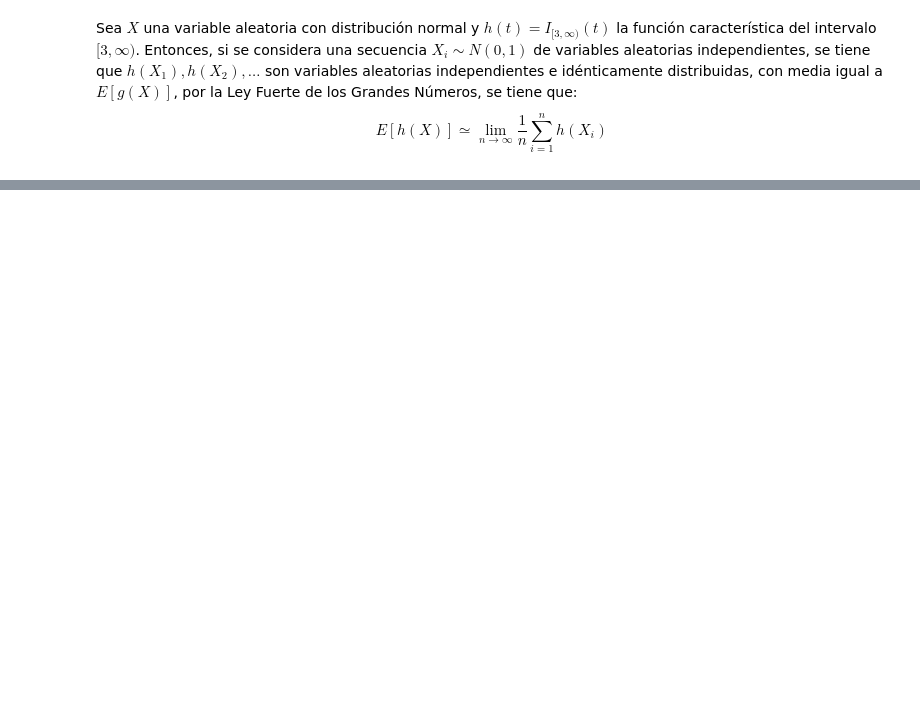
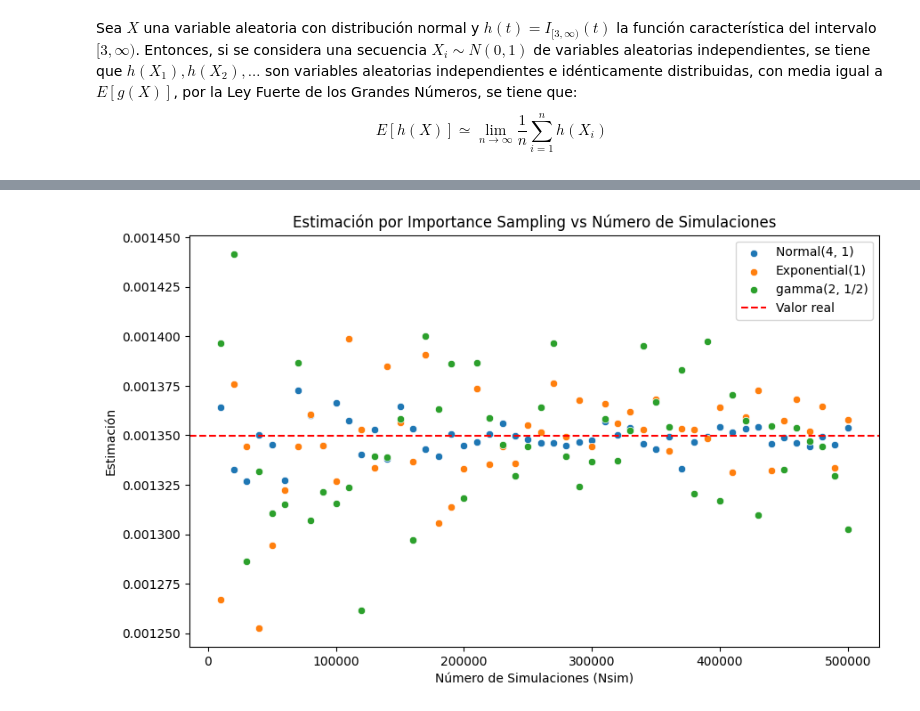
Before and after one commit to JulietaStorino/Importance-Sampling-FAMAF, a Jupyter notebook: Desarrollo.ipynb, the cells around one changed output, grey strips where cells are left out. Saved outputs shown, nothing was run; the diff lists cells and outputs as text; code cells hidden in the pictures; blank space fills up the shorter version.

```diff
--- a/Desarrollo.ipynb
+++ b/Desarrollo.ipynb
@@ -57,0 +63,84 @@ plt.show()
+# %%
+from math import sqrt, pi
+
+def ImportanceSampling(n, generarY, distribucionY):
+    estimacion = 0
+    const = 1/sqrt(2*pi)
+    for _ in range(n):
+        Y = generarY()
+        h = (Y > 3)
+        f = const * np.exp(-Y**2 / 2)
+        g = distribucionY(Y)
+        estimacion += h * f / g
+    return round(estimacion/n, 7)
+
+# Generadores de las 3 funciones
+def generarY1():
+    return np.random.normal(4, 1)
+
+def generarY2():
+    return np.random.exponential(1)
+
+def generarY3():
+    return np.random.gamma(2, 1/2)
+
+# Distribuciones de las 3 funciones
+def distribucionY1(y): # Normal(4, 1)
+    return 1/sqrt(2*pi) * np.exp(-(y-4)**2 / 2)
+
+def distribucionY2(y): # Exponential(1)
+    return np.exp(-y) if y > 0 else 0
+
+def distribucionY3(y): # gamma(2, 1/2)
+    return 4 * y * np.exp(-2 * y)
+
+generarY = [generarY1, generarY2, generarY3]
+distribucionY = [distribucionY1, distribucionY2, distribucionY3]
+df = [0] * 3
+
+# Calcula los valores de Nsim
+nsim = []
+for j in range(50):
+    nsim.append((j+1)*10000)
+
+for i in range(3):
+    estimacion = []
+    nsim1 = nsim
+
+    # Calcula los 50 valores de Nsim
+    for n in nsim1:
+        estimacion.append(ImportanceSampling(n, generarY[i], distribucionY[i]))
+
+    # Ordena las listas
+    desordenado = list(zip(nsim1, estimacion))
+    ordenado = sorted(desordenado)
+    nsim1, estimacion = zip(*ordenado)
+    nsim1 = list(nsim1)
+    estimacion = list(estimacion)
+
+    # Crea un DataFrame con los valores de Nsim y la estimación
+    d1 = {'Nsim': nsim1, 'Estimacion': estimacion}
+    df[i] = pd.DataFrame(data=d1)
+
+# Crea el gráfico de dispersión
+plt.figure(figsize=(10, 6))
+
+sns.scatterplot(x='Nsim', y='Estimacion', data=df[0], label='Normal(4, 1)')
+sns.scatterplot(x='Nsim', y='Estimacion', data=df[1], label='Exponential(1)')
+sns.scatterplot(x='Nsim', y='Estimacion', data=df[2], label='gamma(2, 1/2)')
+
+# Agrega una línea recta horizontal en el valor real (y=0.0013499)
+plt.axhline(y=0.0013499, color='r', linestyle='--', label='Valor real')
+
+# Agrega títulos y etiquetas
+plt.title('Estimación por Importance Sampling vs Número de Simulaciones')
+plt.xlabel('Número de Simulaciones (Nsim)')
+plt.ylabel('Estimación')
+
+# Mostra la leyenda
+plt.legend()
+
+# Mostra el gráfico
+plt.show()
+# %% [output]
+[figure, added]
```
Also changed, not shown: parts of 2 cells of this notebook.
